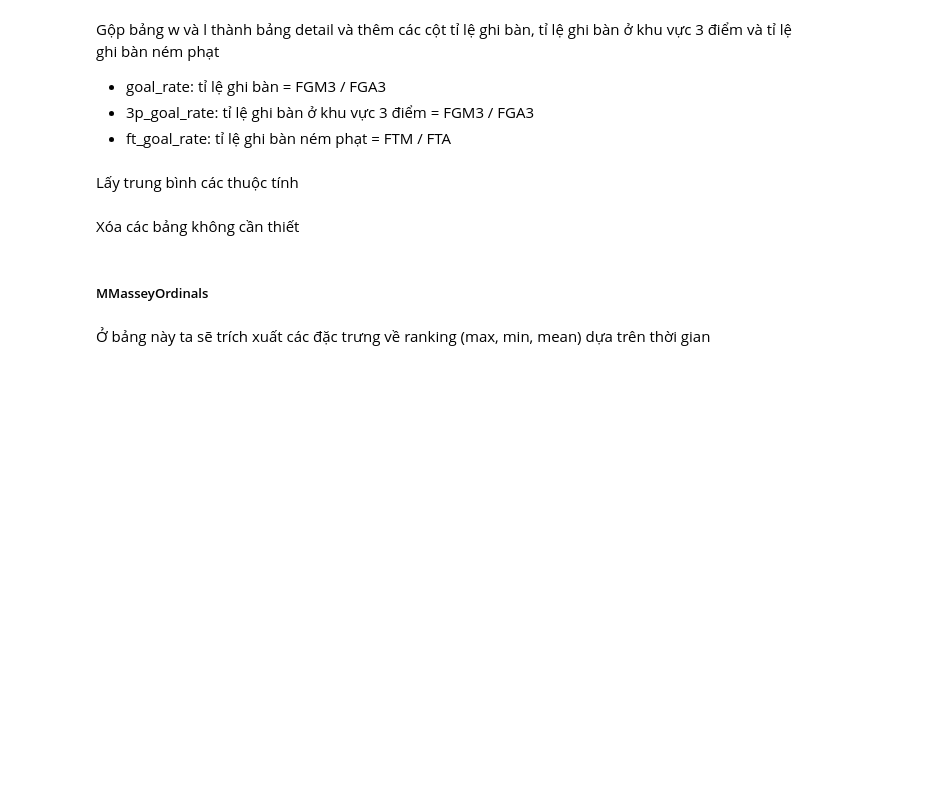
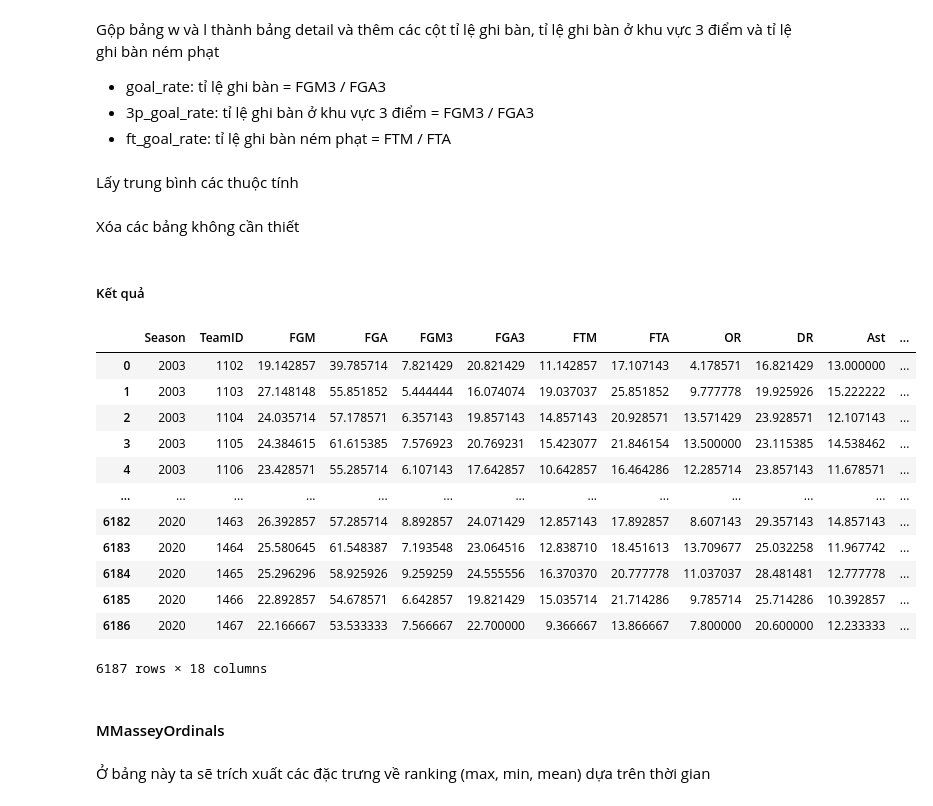
Before and after one commit to nomiku1999/KTDLUD, a Jupyter notebook: Report.ipynb, the cells around one changed output. Drawn from its saved outputs; the diff is of its cells as text; code cells hidden in the pictures; blank space fills up the shorter version.

```diff
--- a/Report.ipynb
+++ b/Report.ipynb
@@ -575,8 +512,26 @@ dt = detail.groupby(['Season','TeamID'])['FGM','FGA','FGM3','FGA3','FTM','FTA',
 Xóa các bảng không cần thiết
 # %%
 del w, l, detail
+# %% [markdown]
+##### Kết quả
+# %%
+dt
+# %% [output]
+|  | Season | TeamID | FGM | FGA | FGM3 | FGA3 | FTM | FTA | OR | DR | Ast | ... |
+| 0 | 2003 | 1102 | 19.142857 | 39.785714 | 7.821429 | 20.821429 | 11.142857 | 17.107143 | 4.178571 | 16.821429 | 13.000000 | ... |
+| 1 | 2003 | 1103 | 27.148148 | 55.851852 | 5.444444 | 16.074074 | 19.037037 | 25.851852 | 9.777778 | 19.925926 | 15.222222 | ... |
+| 2 | 2003 | 1104 | 24.035714 | 57.178571 | 6.357143 | 19.857143 | 14.857143 | 20.928571 | 13.571429 | 23.928571 | 12.107143 | ... |
+| 3 | 2003 | 1105 | 24.384615 | 61.615385 | 7.576923 | 20.769231 | 15.423077 | 21.846154 | 13.500000 | 23.115385 | 14.538462 | ... |
+| 4 | 2003 | 1106 | 23.428571 | 55.285714 | 6.107143 | 17.642857 | 10.642857 | 16.464286 | 12.285714 | 23.857143 | 11.678571 | ... |
+| ... | ... | ... | ... | ... | ... | ... | ... | ... | ... | ... | ... | ... |
+| 6182 | 2020 | 1463 | 26.392857 | 57.285714 | 8.892857 | 24.071429 | 12.857143 | 17.892857 | 8.607143 | 29.357143 | 14.857143 | ... |
+| 6183 | 2020 | 1464 | 25.580645 | 61.548387 | 7.193548 | 23.064516 | 12.838710 | 18.451613 | 13.709677 | 25.032258 | 11.967742 | ... |
+| 6184 | 2020 | 1465 | 25.296296 | 58.925926 | 9.259259 | 24.555556 | 16.370370 | 20.777778 | 11.037037 | 28.481481 | 12.777778 | ... |
+| 6185 | 2020 | 1466 | 22.892857 | 54.678571 | 6.642857 | 19.821429 | 15.035714 | 21.714286 | 9.785714 | 25.714286 | 10.392857 | ... |
+| 6186 | 2020 | 1467 | 22.166667 | 53.533333 | 7.566667 | 22.700000 | 9.366667 | 13.866667 | 7.800000 | 20.600000 | 12.233333 | ... |
+6187 rows × 18 columns
 # %% [markdown]
-##### MMasseyOrdinals
+#### MMasseyOrdinals
 # %% [markdown]
 Ở bảng này ta sẽ trích xuất các đặc trưng về ranking (max, min, mean) dựa trên thời gian
 # %%
```
Also changed, not shown: parts of 65 cells of this notebook.
